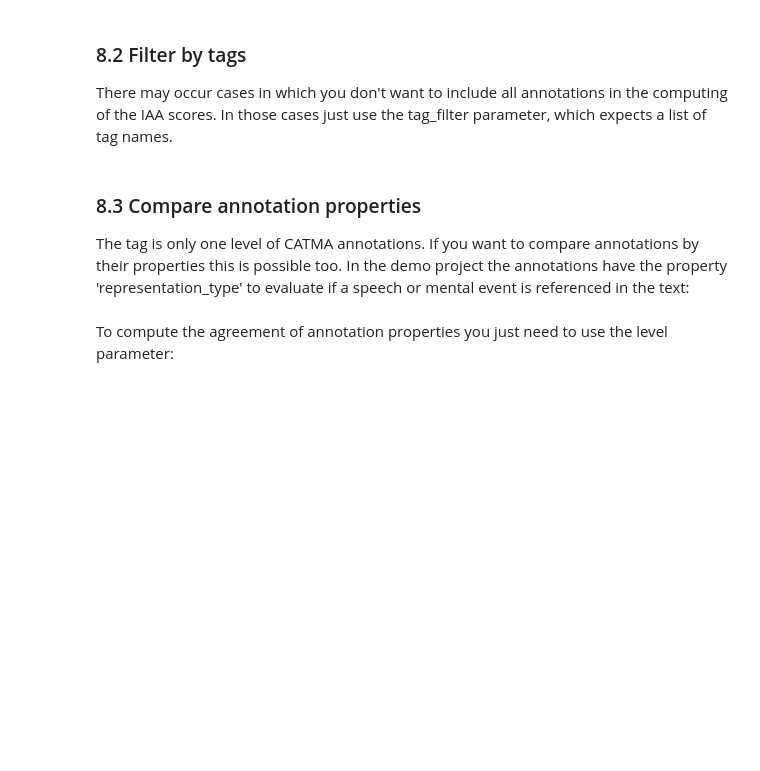
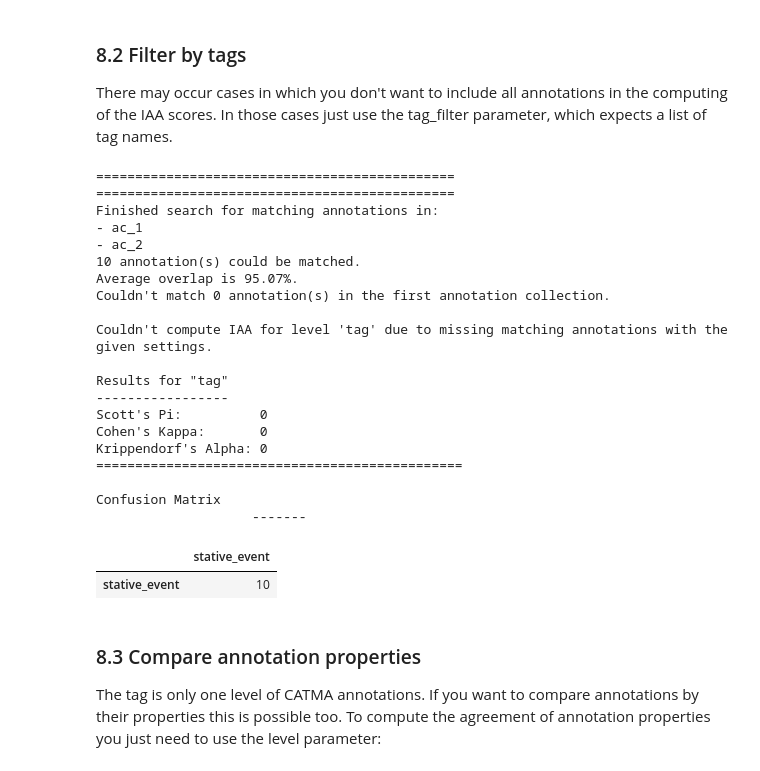
Before and after one commit to janis711/gitma_introuction, a Jupyter notebook: gitma_introduction_notebook.ipynb, the cells around one changed output. Saved outputs shown, nothing was run; the diff lists cells and outputs as text; code cells hidden in the pictures; blank space fills up the shorter version.

```diff
--- a/gitma_introduction_notebook.ipynb
+++ b/gitma_introduction_notebook.ipynb
@@ -189,11 +186,34 @@ The get_iaa method not only returns 3 different agreement scores, but also repor
 There may occur cases in which you don't want to include all annotations in the computing of the IAA scores. In those cases just use the tag_filter parameter, which expects a list of tag names.
 # %%
 my_project.get_iaa(
-    ac1_name_or_inst='ac_1',
-    ac2_name_or_inst='ac_2',
-    tag_filter=['process_event']
+    ac1_name_or_inst=annotation_collection_1,
+    ac2_name_or_inst=annotation_collection_2,
+    tag_filter=['stative_event'] # Put the tag names to include in the IAA calculation in this list
 )
+# %% [output]
+==============================================
+==============================================
+Finished search for matching annotations in:
+- ac_1
+- ac_2
+10 annotation(s) could be matched.
+Average overlap is 95.07%.
+Couldn't match 0 annotation(s) in the first annotation collection.
+
+Couldn't compute IAA for level 'tag' due to missing matching annotations with the given settings.
+
+Results for "tag"
+-----------------
+Scott's Pi:          0
+Cohen's Kappa:       0
+Krippendorf's Alpha: 0
+===============================================
+
+Confusion Matrix
+                    -------
+|  | stative_event |
+| stative_event | 10 |
 # %% [markdown]
 ### 8.3 Compare annotation properties
 
-The tag is only one level of CATMA annotations. If you want to compare annotations by their properties this is possible too. In the demo project the annotations have the property 'representation_type' to evaluate if a speech or mental event is referenced in the text:
+The tag is only one level of CATMA annotations. If you want to compare annotations by their properties this is possible too. To compute the agreement of annotation properties you just need to use the level parameter:
@@ -205,5 +220,3 @@ my_project.compare_annotation_collections(
-# %% [markdown]
-To compute the agreement of annotation properties you just need to use the level parameter:
 # %%
 my_project.get_iaa(
     ac1_name_or_inst='ac_1',
```
Also changed, not shown: parts of 46 cells of this notebook, 1 other file.
